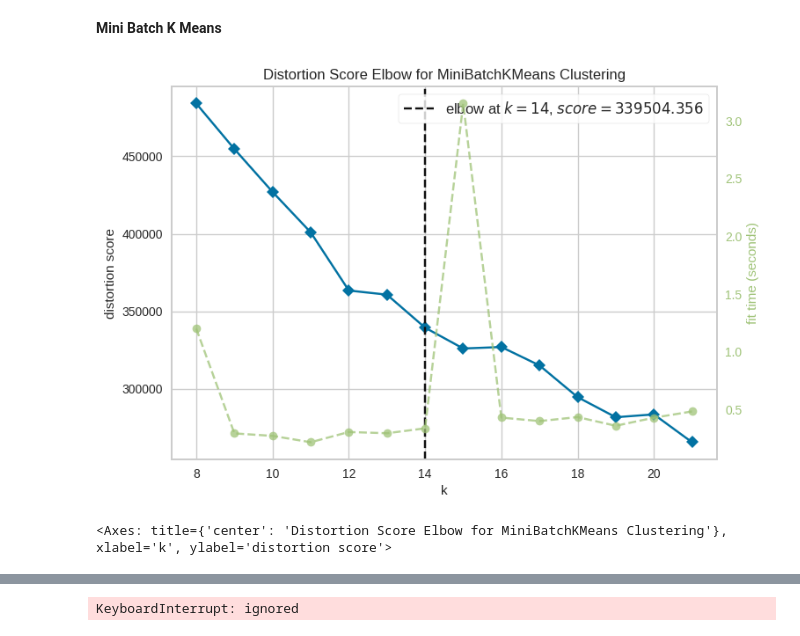
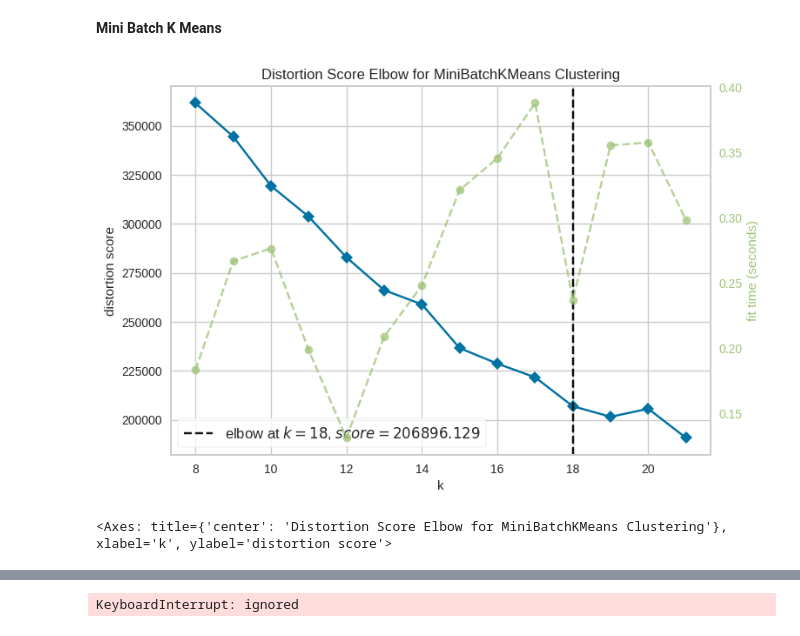
Before and after one commit to hishamcse/Business_Analytics_Transaction_Clustering, a Jupyter notebook: Training_Task.ipynb, the cells around one changed output, grey strips where cells are left out. Saved outputs shown, nothing was run; the diff lists cells and outputs as text; code cells hidden in the pictures.

```diff
--- a/Training_Task.ipynb
+++ b/Training_Task.ipynb
@@ -203,7 +204,7 @@ len(temp)
 # %% [output]
 128604
 # %%
-# using spacy
+# using spacy (NER)
 
 import spacy
 from spacy import displacy
@@ -212,13 +213,14 @@ nlp = spacy.load('en_core_web_sm')
 NER_lists = set()
 
 for x in temp:
-  doc = nlp(str(x))
-  if len(doc.ents) == 0:
-    continue
+  t = str(x)
+  # t = re.sub('[^A-Za-z ]+', '', t)
+  doc = nlp(t)
 
-  for x in doc.ents:
-    if str(x) not in ignored_words:
-      NER_lists.add(str(x))
+  for ent in doc.ents:
+     s = re.sub('[^A-Za-z ]+', '', ent.text)
+     if s not in ignored_words:
+       NER_lists.add(s)
 
-NER_lists
+print(NER_lists)
 # %% [output]
@@ -241,0 +228,12 @@ NER_lists
+# %%
+# as the previous cannot detect all irrelevant words. that's why, we add some words manually including what we have found before
+
+added_lists = ["hour","month","week","year","zero","abu","al",'annual','bakula','bari','china','daily','eighteen','fifteen','first','fourteen',
+ 'german','gore','japan','khan','kokan',"martin",'mim','monthly','noon','nova',"patwari",'quarterly','sec','second','shanghai','today','twelve','two','weekly',
+ 'yesterday', 'ae', 'ad', 'mo', 'dada', 'hanif', 'brother', 'january', 'february', 'march', 'april', 'may', 'june', 'july', 'august', 'september', 'october', 'november',
+  'december', 'jan', 'feb', 'mar', 'apr', 'may', 'jun', 'jul', 'aug', 'sep', 'oct', 'nov', 'dec', 'ka', 'mu', 'c', 'st', 'ar', 'dola', 'warish', 'kaka', 'sima', 'point', 'service']
+
+for x in added_lists:
+  NER_lists.add(x)
+
+print(NER_lists)
@@ -405,7 +395 @@ visualizer.show()        # Finalize and render figure
 <Axes: title={'center': 'Distortion Score Elbow for KMeans Clustering'}, xlabel='k', ylabel='distortion score'>
-# %%
-# silhouette score analysis
-
-visualizer = KElbowVisualizer(model, k=(12,18),metric='silhouette', timings= True)
-visualizer.fit(vectorized_docs)        # Fit the data to the visualizer
-visualizer.show()
@@ -423,6 +404,7 @@ visualizer.show()
 <Axes: title={'center': 'Calinski Harabasz Score Elbow for KMeans Clustering'}, xlabel='k', ylabel='calinski harabasz score'>
 # %%
-kmeans = KMeans(n_clusters=14,n_init=10,random_state=42)
+KMeans_cluster_size = 14
+kmeans = KMeans(n_clusters=KMeans_cluster_size, n_init=10,random_state=42)
 kmeans.fit(vectorized_docs)
 # %% [output]
 KMeans(n_clusters=14, n_init=10, random_state=42)
@@ -451,12 +457,12 @@ df_clusters_KMeans
 # %% [markdown]
 **Mini Batch K Means**
 # %%
-model = MiniBatchKMeans(batch_size=500)
+model = MiniBatchKMeans(batch_size=1024)
 visualizer = KElbowVisualizer(model, k=(8,22), timings= True)
 visualizer.fit(np.array(vectorized_docs))        # Fit data to visualizer
 visualizer.show()        # Finalize and render figure
 # %% [output]
-[figure, old version]
+[figure, new version]
 <Axes: title={'center': 'Distortion Score Elbow for MiniBatchKMeans Clustering'}, xlabel='k', ylabel='distortion score'>
 # %%
 visualizer = KElbowVisualizer(model, k=(12,22), metric='calinski_harabasz', timings= True)
```
Also changed, not shown: parts of 22 cells of this notebook, 1 other file.
